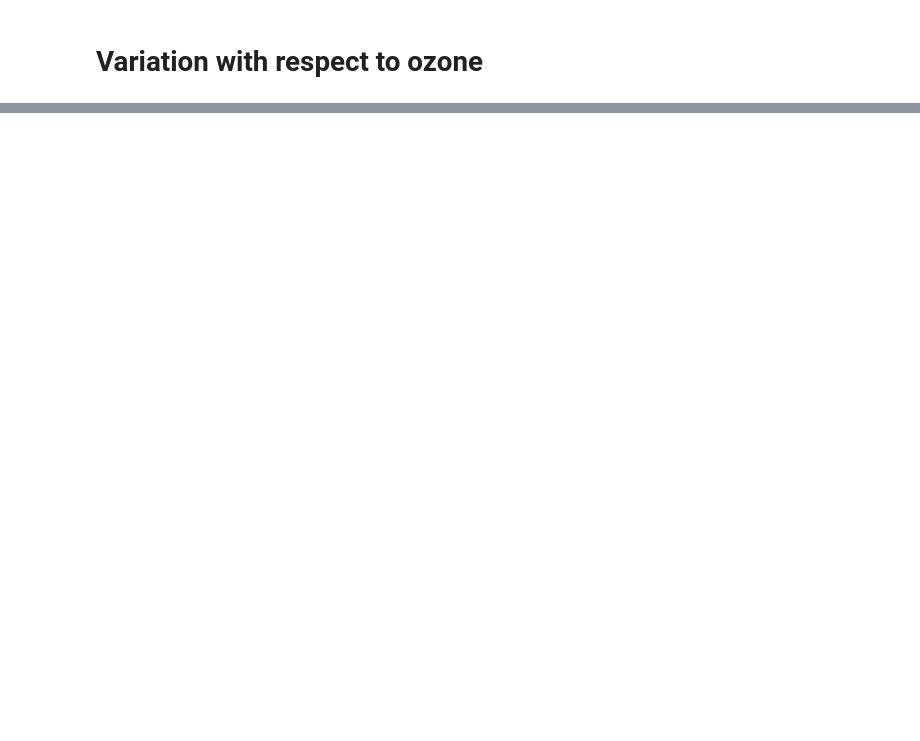
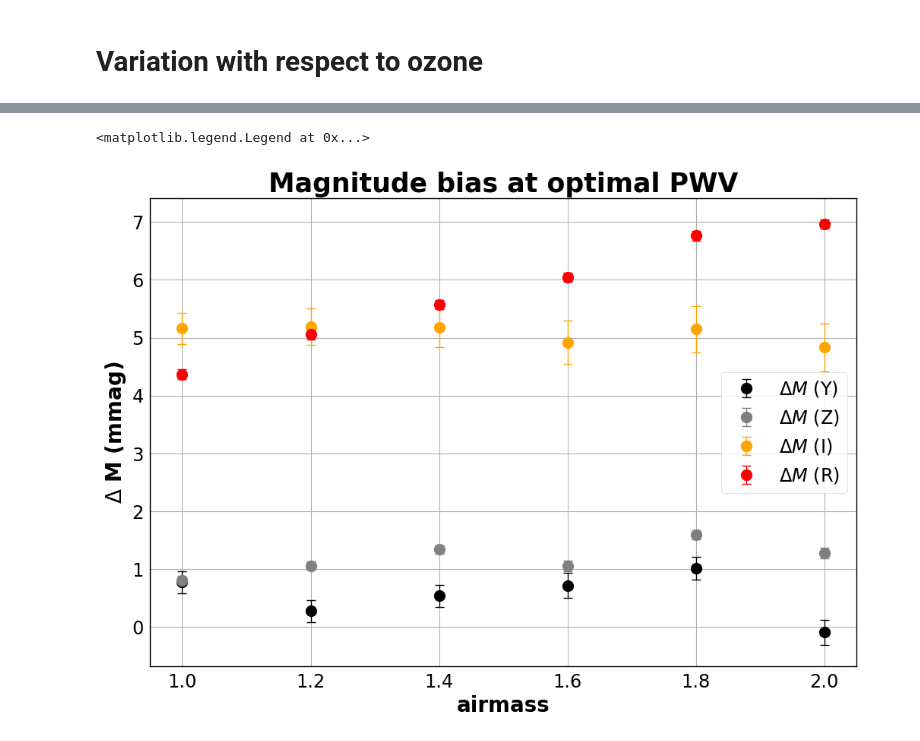
Before and after one commit to LSSTDESC/ModtranLibRadTranComp, a Jupyter notebook: AtmVarvsAirmass.ipynb, the cells around one changed output, grey strips where cells are left out. Saved outputs shown, nothing was run; the diff lists cells and outputs as text; code cells hidden in the pictures; blank space fills up the shorter version.

```diff
--- a/AtmVarvsAirmass.ipynb
+++ b/AtmVarvsAirmass.ipynb
@@ -63,0 +75,26 @@ plt.title("Optimal Ozone (libRadTran)",fontweight='bold',fontsize=25)
+# %%
+Delta_M_pwv_Y=[0.78,0.28,0.54,0.72,1.02,-0.09]
+Err_M_pwv_Y=[0.19,0.19,0.19,0.22,0.2,0.22]
+
+Delta_M_pwv_Z=[0.81,1.06,1.34,1.06,1.59,1.28]
+Err_M_pwv_Z=[0.07,0.07,0.07,0.09,0.08,0.09]
+
+Delta_M_pwv_I=[5.16,5.19,5.18,4.92,5.15,4.83]
+Err_M_pwv_I=[0.27,0.31,0.34,0.37,0.4,0.41]
+
+Delta_M_pwv_R=[4.37,5.06,5.57,6.04,6.76,6.96]
+Err_M_pwv_R=[0.09,0.09,0.08,0.08,0.08,0.08]
+# %%
+plt.errorbar(am,Delta_M_pwv_Y,yerr=Err_M_pwv_Y,fmt='o',color='black',markersize='10', ecolor='black',capsize=4,label="$\Delta M$ (Y)")
+plt.errorbar(am,Delta_M_pwv_Z,yerr=Err_M_pwv_Z,fmt='o',color='grey',markersize='10', ecolor='grey',capsize=4,label="$\Delta M$ (Z)")
+plt.errorbar(am,Delta_M_pwv_I,yerr=Err_M_pwv_I,fmt='o',color='orange',markersize='10', ecolor='orange',capsize=4,label="$\Delta M$ (I)")
+plt.errorbar(am,Delta_M_pwv_R,yerr=Err_M_pwv_R,fmt='o',color='red',markersize='10', ecolor='red',capsize=4,label="$\Delta M$ (R)")
+plt.grid()
+plt.xlabel("airmass",fontweight='bold',fontsize=20)
+plt.ylabel("$\Delta$ M (mmag)",fontweight='bold',fontsize=20)
+plt.title("Magnitude bias at optimal PWV",fontweight='bold',fontsize=25)
+plt.grid(True)
+plt.legend()
+# %% [output]
+<matplotlib.legend.Legend at 0x...>
+[figure, added]
```
Also changed, not shown: parts of 6 cells of this notebook, 1 other file.
